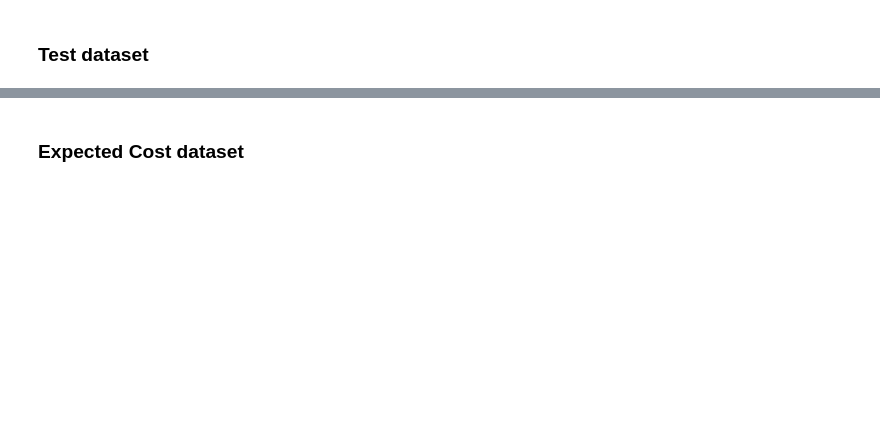
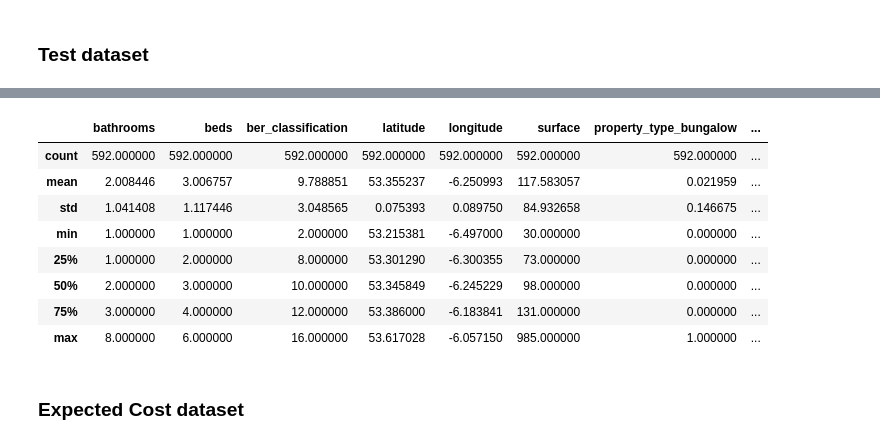
Before and after one commit to barrytl/ET5003_SEM1_2021-2, a Jupyter notebook: Week-3/ET5003_Etivity2_BarryLawton_20197772.ipynb, the cells around one changed output, grey strips where cells are left out. Drawn from its saved outputs; the diff is of its cells as text; code cells hidden in the pictures; blank space fills up the shorter version.

```diff
--- a/Week-3/ET5003_Etivity2_BarryLawton_20197772.ipynb
+++ b/Week-3/ET5003_Etivity2_BarryLawton_20197772.ipynb
@@ -446,6 +503,16 @@ dftest.head()
 # %%
 # Generate descriptive statistics
-dftest.describe()
+X_test.describe()
+# %% [output]
+|  | bathrooms | beds | ber_classification | latitude | longitude | surface | property_type_bungalow | ... |
+| count | 592.000000 | 592.000000 | 592.000000 | 592.000000 | 592.000000 | 592.000000 | 592.000000 | ... |
+| mean | 2.008446 | 3.006757 | 9.788851 | 53.355237 | -6.250993 | 117.583057 | 0.021959 | ... |
+| std | 1.041408 | 1.117446 | 3.048565 | 0.075393 | 0.089750 | 84.932658 | 0.146675 | ... |
+| min | 1.000000 | 1.000000 | 2.000000 | 53.215381 | -6.497000 | 30.000000 | 0.000000 | ... |
+| 25% | 1.000000 | 2.000000 | 8.000000 | 53.301290 | -6.300355 | 73.000000 | 0.000000 | ... |
+| 50% | 2.000000 | 3.000000 | 10.000000 | 53.345849 | -6.245229 | 98.000000 | 0.000000 | ... |
+| 75% | 3.000000 | 4.000000 | 12.000000 | 53.386000 | -6.183841 | 131.000000 | 0.000000 | ... |
+| max | 8.000000 | 6.000000 | 16.000000 | 53.617028 | -6.057150 | 985.000000 | 1.000000 | ... |
 # %% [markdown]
 ### Expected Cost dataset
 # %%
```
Also changed, not shown: parts of 16 cells of this notebook.
